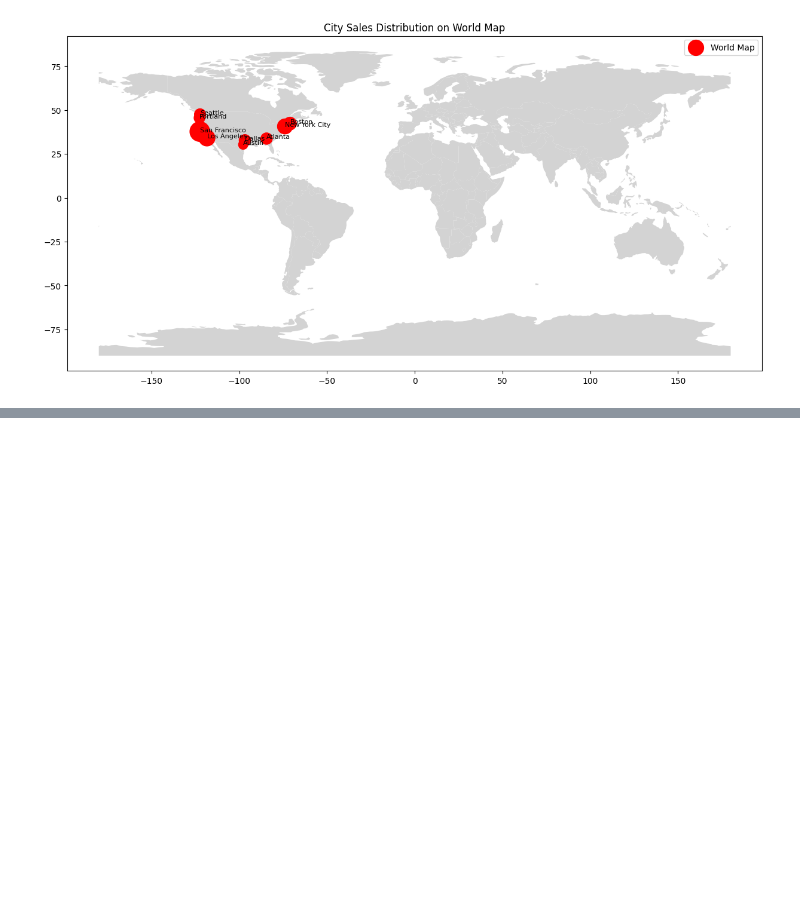
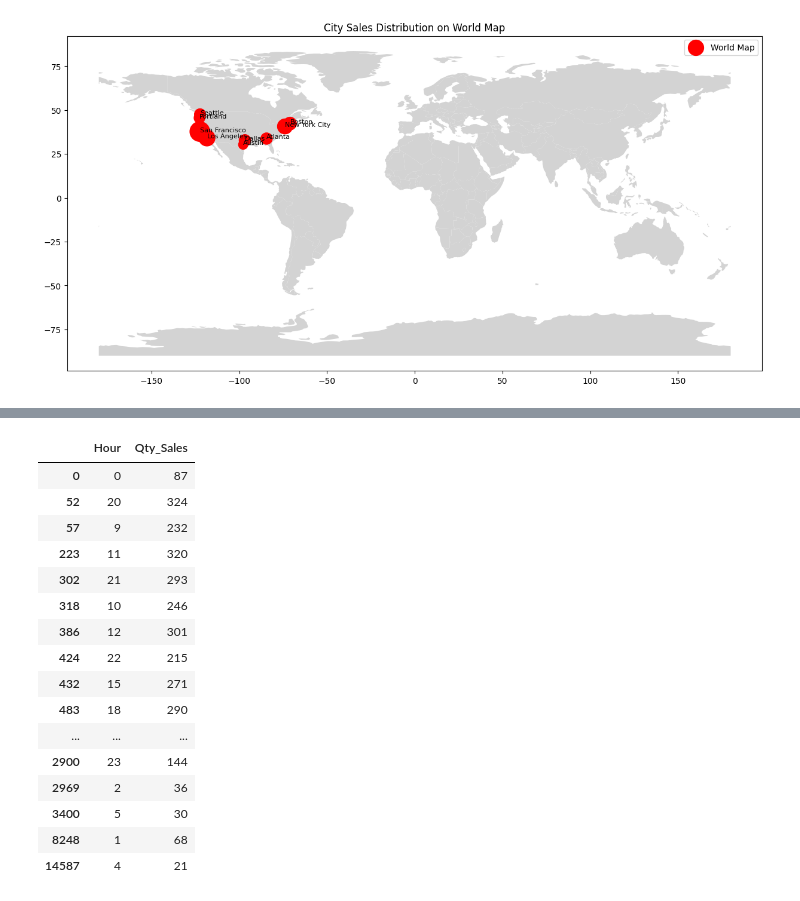
Before and after one commit to aseemarora08/PersonalProjects, a Jupyter notebook: Python/sales_data_project.ipynb, the cells around one changed output, grey strips where cells are left out. Cells and saved outputs as stored; diff of their text form; code cells hidden in the pictures; blank space fills up the shorter version.

```diff
--- a/Python/sales_data_project.ipynb
+++ b/Python/sales_data_project.ipynb
@@ -467,0 +638,21 @@ plt.show()
+# %%
+hourly_sales_product = hourly_sales_product[["Hour","Qty_Sales"]]
+hourly_sales_product
+# %% [output]
+|  | Hour | Qty_Sales |
+| 0 | 0 | 87 |
+| 52 | 20 | 324 |
+| 57 | 9 | 232 |
+| 223 | 11 | 320 |
+| 302 | 21 | 293 |
+| 318 | 10 | 246 |
+| 386 | 12 | 301 |
+| 424 | 22 | 215 |
+| 432 | 15 | 271 |
+| 483 | 18 | 290 |
+| ... | ... | ... |
+| 2900 | 23 | 144 |
+| 2969 | 2 | 36 |
+| 3400 | 5 | 30 |
+| 8248 | 1 | 68 |
+| 14587 | 4 | 21 |
```
Also changed, not shown: parts of 19 cells of this notebook.
